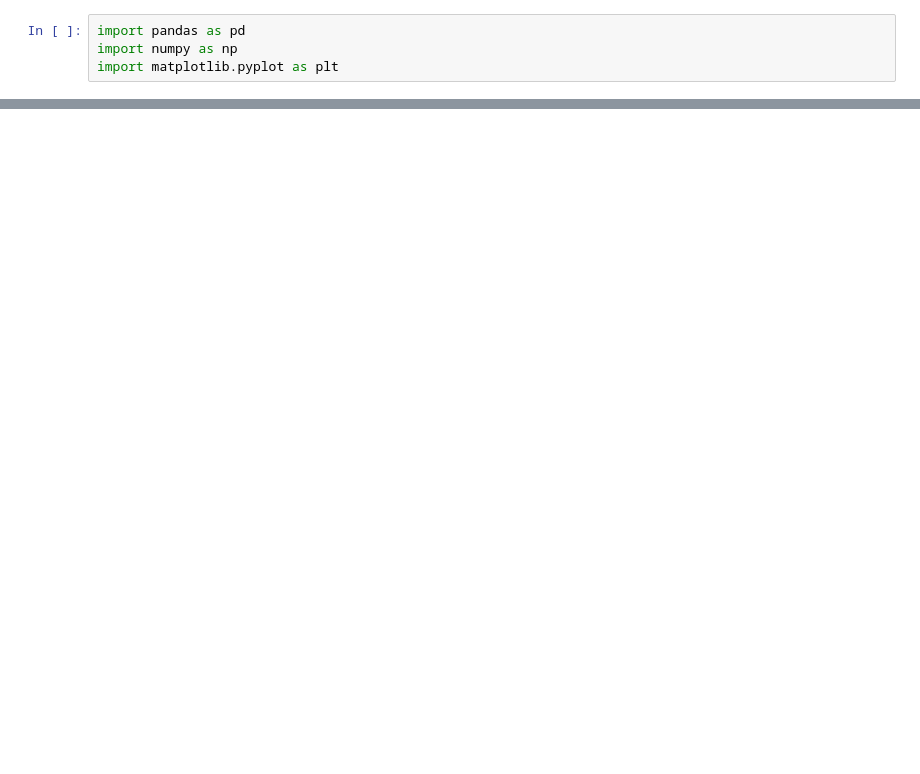
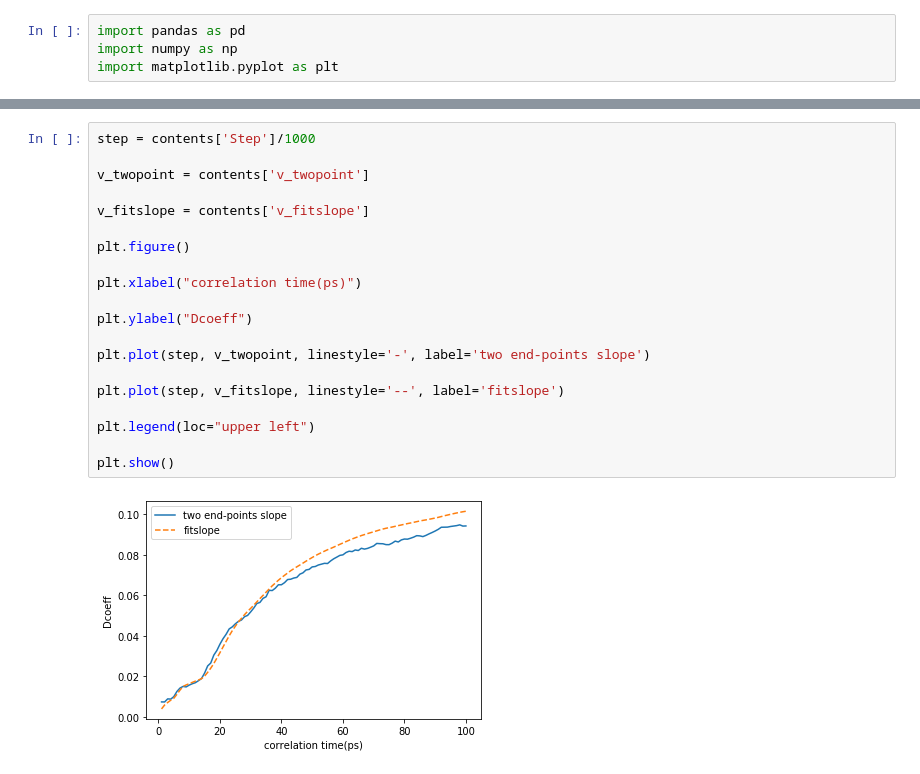
Before and after one commit to YuanshuoZhangDE/Python, a Jupyter notebook: Jupyter/Lammps Data Analysis/Lammps Data Analysis.ipynb, the cells around one changed output, grey strips where cells are left out. Cells and saved outputs as stored; diff of their text form; blank space fills up the shorter version.

```diff
--- a/Jupyter/Lammps Data Analysis/Lammps Data Analysis.ipynb
+++ b/Jupyter/Lammps Data Analysis/Lammps Data Analysis.ipynb
@@ -30,0 +54,22 @@ data.plot(y='c_1')
+# %%
+step = contents['Step']/1000
+
+v_twopoint = contents['v_twopoint']
+
+v_fitslope = contents['v_fitslope']
+
+plt.figure()
+
+plt.xlabel("correlation time(ps)")
+
+plt.ylabel("Dcoeff")
+
+plt.plot(step, v_twopoint, linestyle='-', label='two end-points slope')
+
+plt.plot(step, v_fitslope, linestyle='--', label='fitslope')
+
+plt.legend(loc="upper left")
+
+plt.show()
+# %% [output]
+[figure, added]
```
Also changed, not shown: parts of 5 cells of this notebook, 3 other files.
